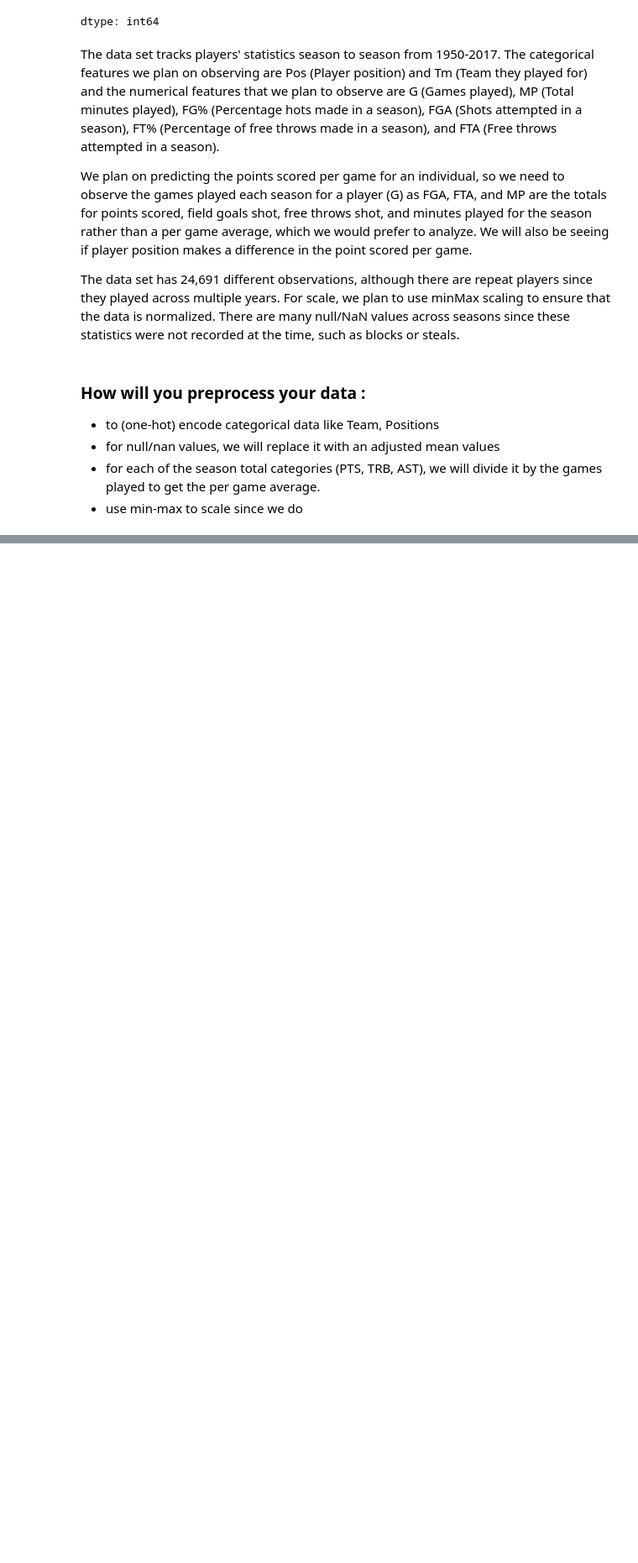
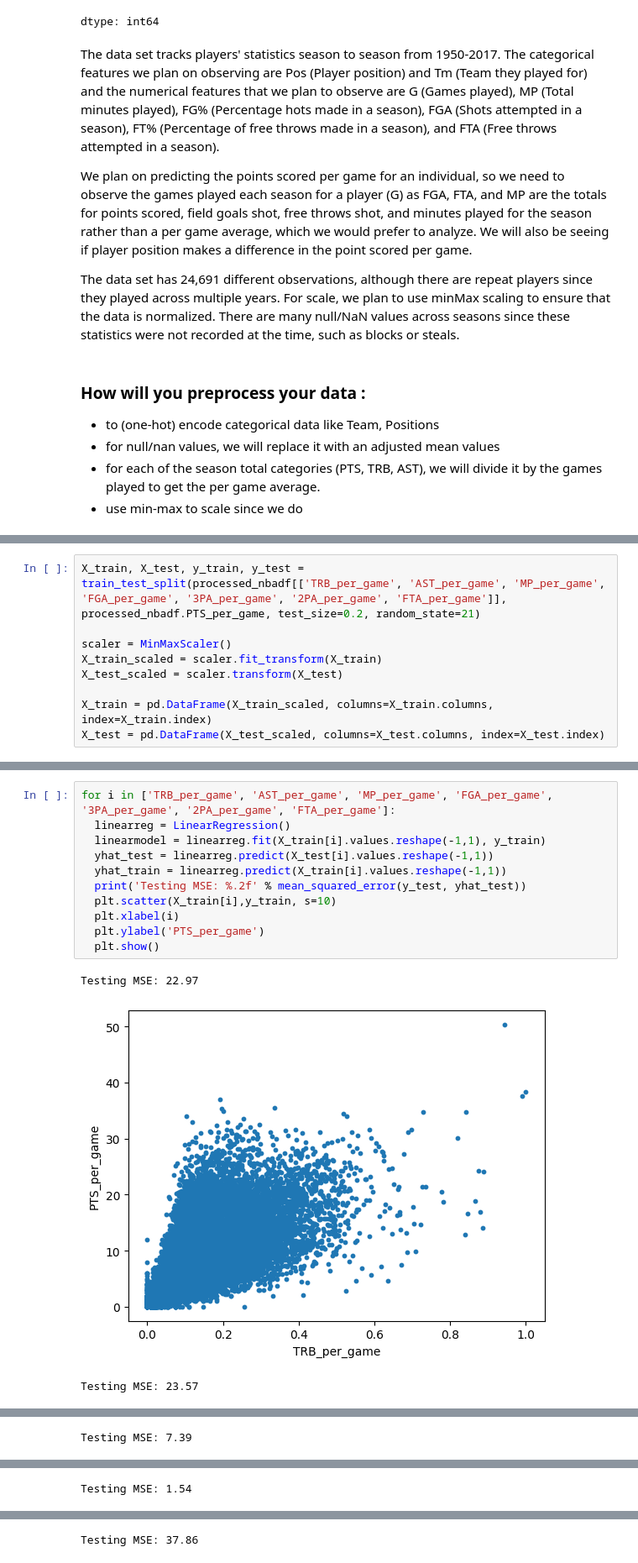
Before and after one commit to eiguzman/player-stat-predictor, a Jupyter notebook: CSE151AProject.ipynb, the cells around one changed output, grey strips where cells are left out. Shown at 84% size. Saved outputs shown, nothing was run; the diff lists cells and outputs as text; blank space fills up the shorter version.

```diff
--- a/CSE151AProject.ipynb
+++ b/CSE151AProject.ipynb
@@ -131,0 +190,9 @@ The data set has 24,691 different observations, although there are repeat player
+# %%
+X_train, X_test, y_train, y_test = train_test_split(processed_nbadf[['TRB_per_game', 'AST_per_game', 'MP_per_game', 'FGA_per_game', '3PA_per_game', '2PA_per_game', 'FTA_per_game']], processed_nbadf.PTS_per_game, test_size=0.2, random_state=21)
+
+scaler = MinMaxScaler()
+X_train_scaled = scaler.fit_transform(X_train)
+X_test_scaled = scaler.transform(X_test)
+
+X_train = pd.DataFrame(X_train_scaled, columns=X_train.columns, index=X_train.index)
+X_test = pd.DataFrame(X_test_scaled, columns=X_test.columns, index=X_test.index)
@@ -131,0 +205,15 @@ The data set has 24,691 different observations, although there are repeat player
+# %%
+for i in ['TRB_per_game', 'AST_per_game', 'MP_per_game', 'FGA_per_game', '3PA_per_game', '2PA_per_game', 'FTA_per_game']:
+  linearreg = LinearRegression()
+  linearmodel = linearreg.fit(X_train[i].values.reshape(-1,1), y_train)
+  yhat_test = linearreg.predict(X_test[i].values.reshape(-1,1))
+  yhat_train = linearreg.predict(X_train[i].values.reshape(-1,1))
+  print('Testing MSE: %.2f' % mean_squared_error(y_test, yhat_test))
+  plt.scatter(X_train[i],y_train, s=10)
+  plt.xlabel(i)
+  plt.ylabel('PTS_per_game')
+  plt.show()
+# %% [output]
+Testing MSE: 22.97
+[figure, added]
+Testing MSE: 23.57
@@ -131,0 +221 @@ The data set has 24,691 different observations, although there are repeat player
+Testing MSE: 7.39
@@ -131,0 +223 @@ The data set has 24,691 different observations, although there are repeat player
+Testing MSE: 1.54
@@ -131,0 +225 @@ The data set has 24,691 different observations, although there are repeat player
+Testing MSE: 37.86
```
Also changed, not shown: parts of 11 cells of this notebook.
